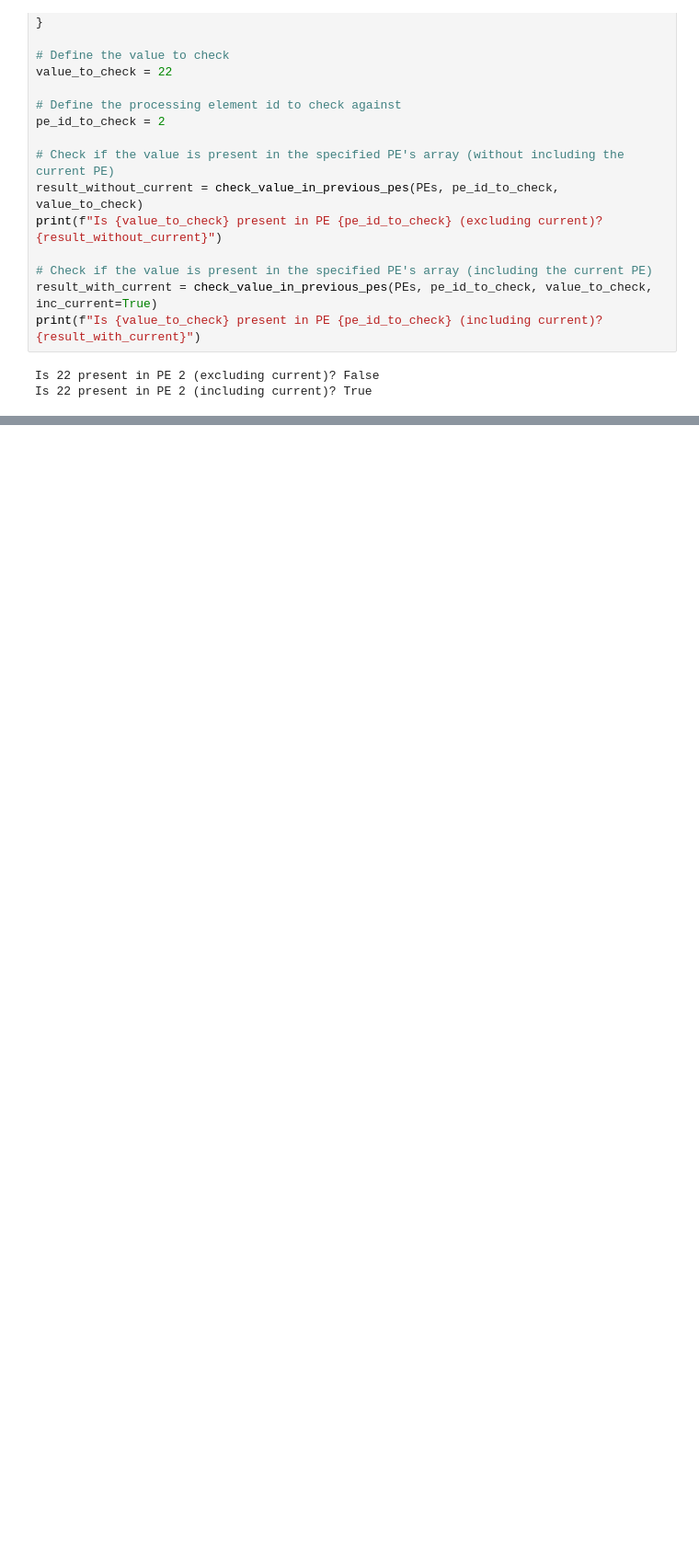
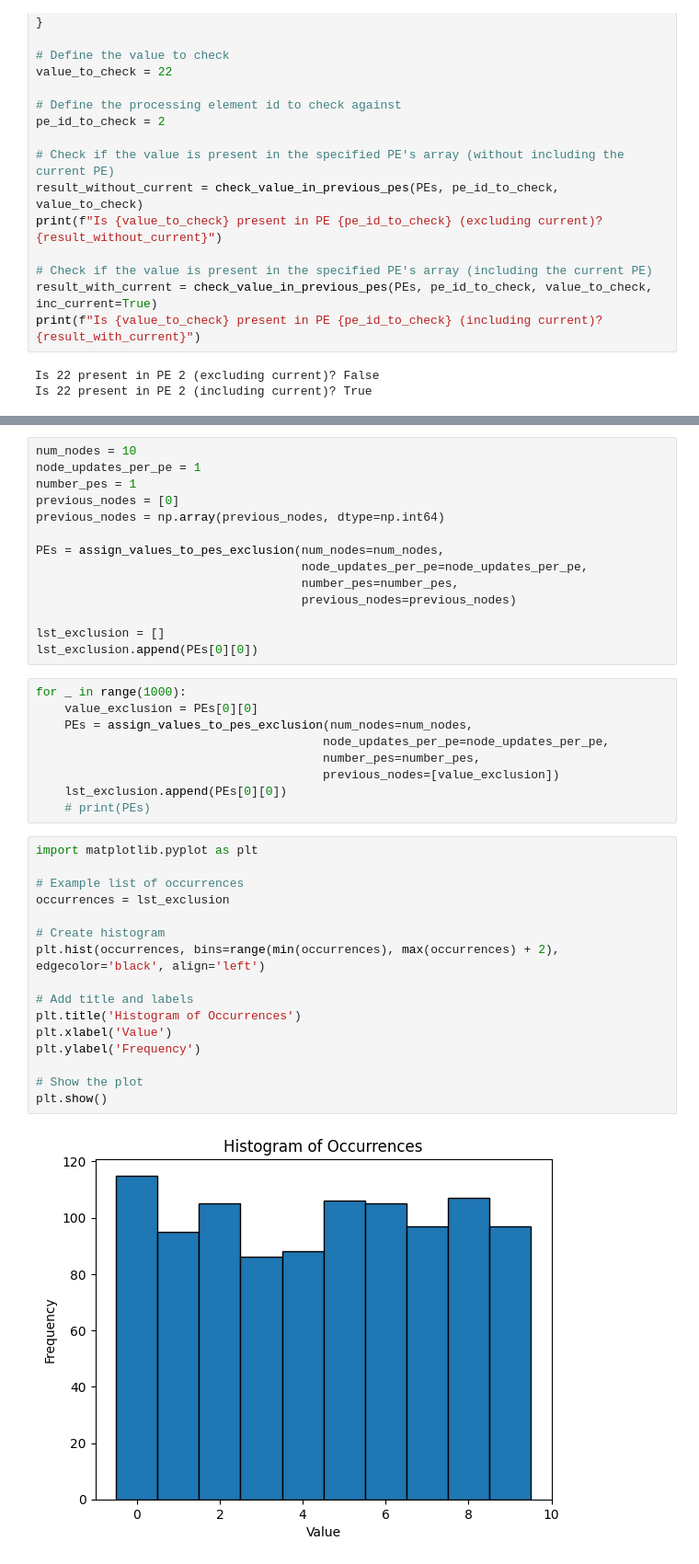
Before and after one commit to os717/GBP-Model, a Jupyter notebook: GBP_Simulations/deleteme.ipynb, the cells around one changed output, grey strips where cells are left out. Shown at 92% size. Saved outputs shown, nothing was run; the diff lists cells and outputs as text; blank space fills up the shorter version.

```diff
--- a/GBP_Simulations/deleteme.ipynb
+++ b/GBP_Simulations/deleteme.ipynb
@@ -52,0 +477,41 @@ Is 22 present in PE 2 (including current)? True
+# %%
+num_nodes = 10
+node_updates_per_pe = 1
+number_pes = 1
+previous_nodes = [0]
+previous_nodes = np.array(previous_nodes, dtype=np.int64)
+
+PEs = assign_values_to_pes_exclusion(num_nodes=num_nodes,
+                                     node_updates_per_pe=node_updates_per_pe,
+                                     number_pes=number_pes,
+                                     previous_nodes=previous_nodes)
+
+lst_exclusion = []
+lst_exclusion.append(PEs[0][0])
+# %%
+for _ in range(1000):
+    value_exclusion = PEs[0][0]
+    PEs = assign_values_to_pes_exclusion(num_nodes=num_nodes,
+                                        node_updates_per_pe=node_updates_per_pe,
+                                        number_pes=number_pes,
+                                        previous_nodes=[value_exclusion])
+    lst_exclusion.append(PEs[0][0])
+    # print(PEs)
+# %%
+import matplotlib.pyplot as plt
+
+# Example list of occurrences
+occurrences = lst_exclusion
+
+# Create histogram
+plt.hist(occurrences, bins=range(min(occurrences), max(occurrences) + 2), edgecolor='black', align='left')
+
+# Add title and labels
+plt.title('Histogram of Occurrences')
+plt.xlabel('Value')
+plt.ylabel('Frequency')
+
+# Show the plot
+plt.show()
+# %% [output]
+[figure, added]
```
Also changed, not shown: parts of 20 cells of this notebook, 43 other files.
